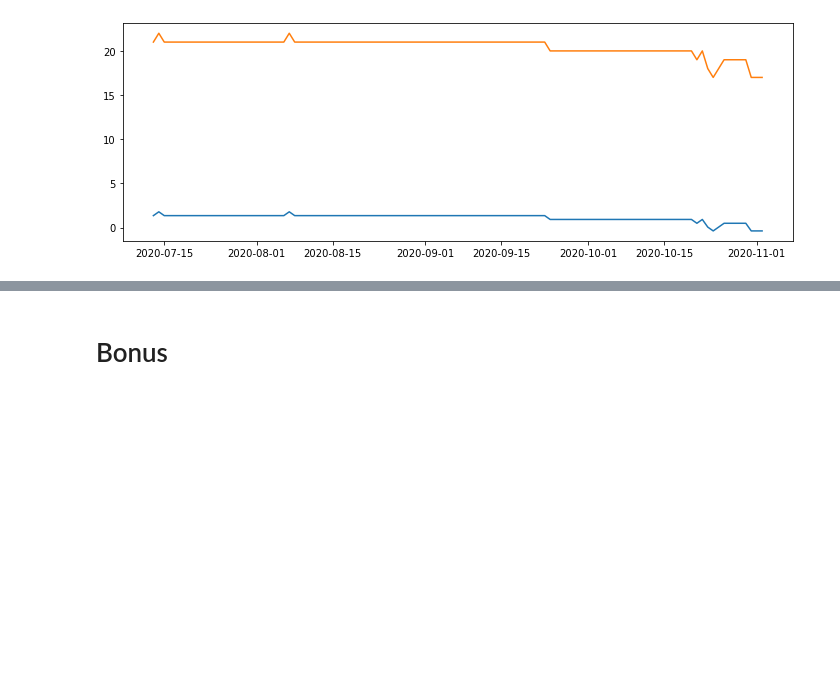
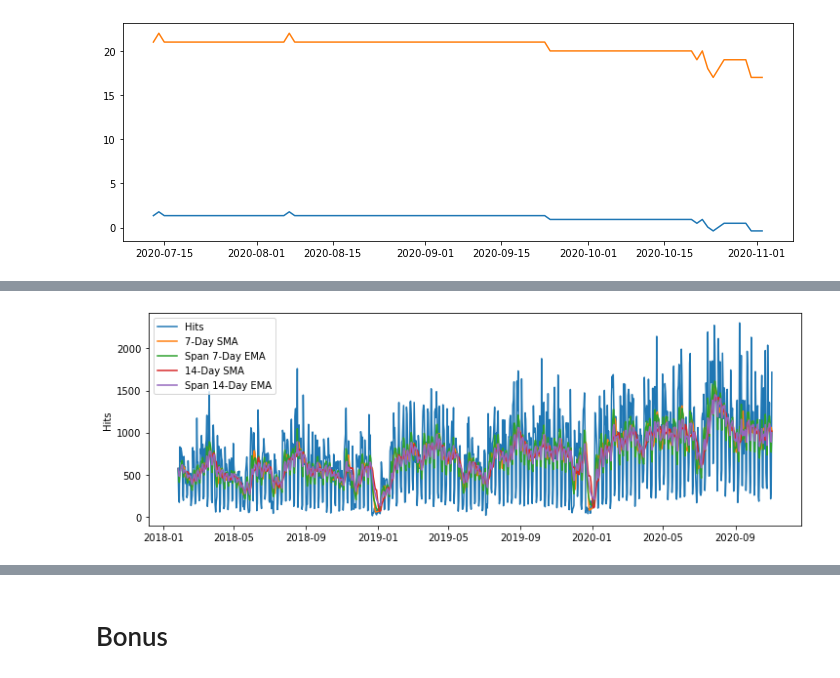
Before and after one commit to datastraine/anomaly-detection-exercises, a Jupyter notebook: time_series_anomaly_detection.ipynb, the cells around one changed output, grey strips where cells are left out. Cells and saved outputs as stored; diff of their text form; code cells hidden in the pictures; blank space fills up the shorter version.

Commit message:
updates withe corrected code, but unsure about last graph

```diff
--- a/time_series_anomaly_detection.ipynb
+++ b/time_series_anomaly_detection.ipynb
@@ -395,3 +395,6 @@ plt.plot(sac.hits)
 # %% [output]
 [<matplotlib.lines.Line2D at 0x...>]
 [figure]
+# %%
+hitsperday = data.resample('D').size()
+hitsperday
@@ -397,0 +415,30 @@ plt.plot(sac.hits)
+# %%
+ema_short = hitsperday.ewm(span=7, adjust=False).mean()
+ema_long = hitsperday.ewm(span=14, adjust=False).mean()
+short_rolling = hitsperday.rolling(window=7).mean()
+long_rolling = hitsperday.rolling(window=14).mean()
+# %%
+fig, ax = plt.subplots(figsize=(12,4))
+
+ax.plot(hitsperday.index,
+        hitsperday,
+        label='Hits')
+
+ax.plot(short_rolling.index,
+        short_rolling,
+        label = '7-Day SMA')
+ax.plot(long_rolling.index,
+        ema_short,
+        label = 'Span 7-Day EMA')
+ax.plot(long_rolling.index,
+        long_rolling,
+        label = '14-Day SMA')
+ax.plot(long_rolling.index,
+        ema_long,
+        label = 'Span 14-Day EMA')
+
+ax.legend(loc='best')
+ax.set_ylabel('Hits')
+plt.show()
+# %% [output]
+[figure, added]
```
Also changed, not shown: parts of 9 cells of this notebook.
